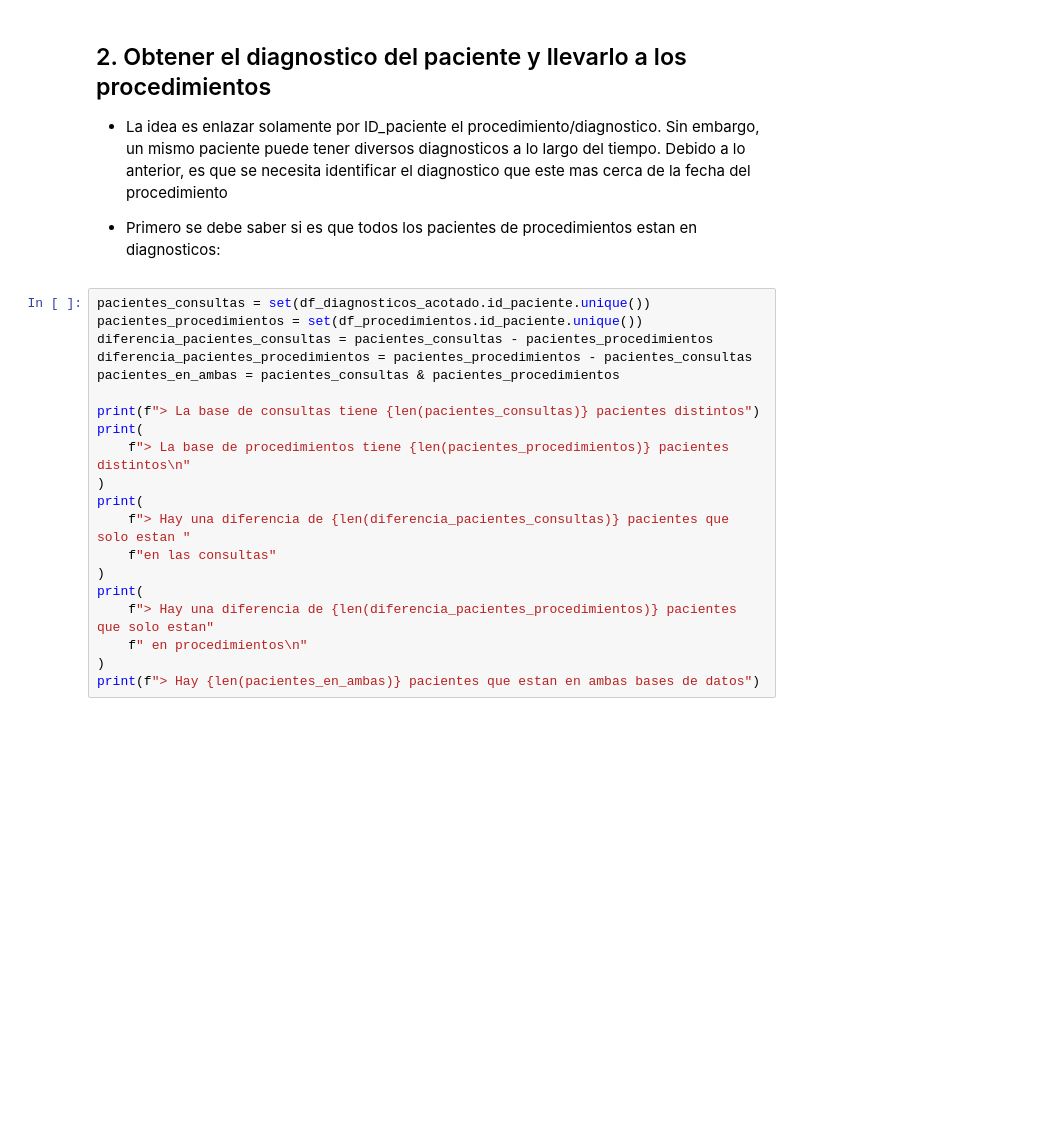
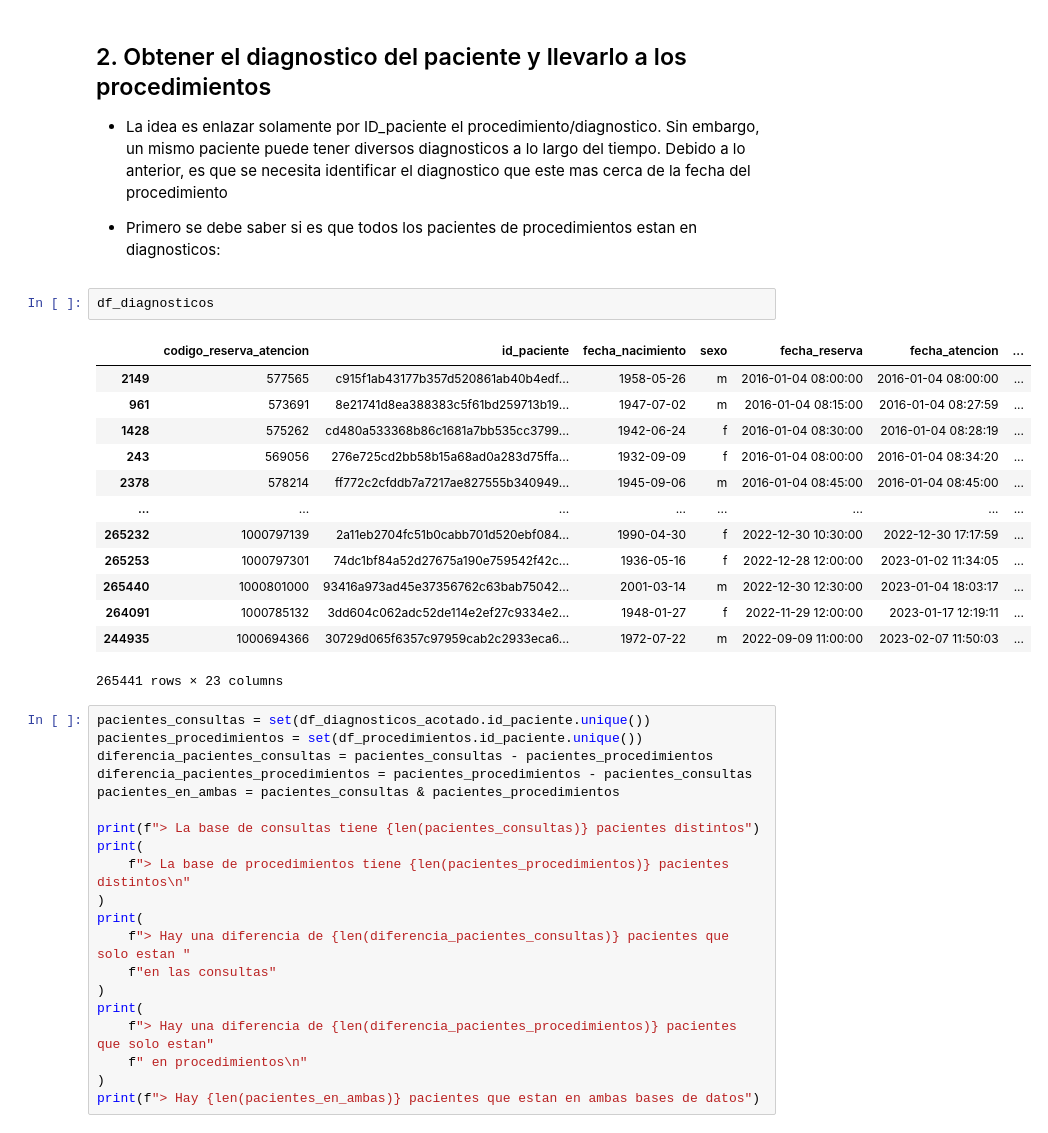
Before and after one commit to JavierRojas14/int-ambulatorio, a Jupyter notebook: notebooks/2.0-jrb-time-series-analysis.ipynb, the cells around one changed output. Saved outputs shown, nothing was run; the diff lists cells and outputs as text; blank space fills up the shorter version.

```diff
--- a/notebooks/2.0-jrb-time-series-analysis.ipynb
+++ b/notebooks/2.0-jrb-time-series-analysis.ipynb
@@ -489,6 +513,22 @@ paciente puede tener diversos diagnosticos a lo largo del tiempo. Debido a lo an
 necesita identificar el diagnostico que este mas cerca de la fecha del procedimiento
 
 - Primero se debe saber si es que todos los pacientes de procedimientos estan en diagnosticos:
+# %%
+df_diagnosticos
+# %% [output]
+|  | codigo_reserva_atencion | id_paciente | fecha_nacimiento | sexo | fecha_reserva | fecha_atencion | ... |
+| 2149 | 577565 | c915f1ab43177b357d520861ab40b4edf... | 1958-05-26 | m | 2016-01-04 08:00:00 | 2016-01-04 08:00:00 | ... |
+| 961 | 573691 | 8e21741d8ea388383c5f61bd259713b19... | 1947-07-02 | m | 2016-01-04 08:15:00 | 2016-01-04 08:27:59 | ... |
+| 1428 | 575262 | cd480a533368b86c1681a7bb535cc3799... | 1942-06-24 | f | 2016-01-04 08:30:00 | 2016-01-04 08:28:19 | ... |
+| 243 | 569056 | 276e725cd2bb58b15a68ad0a283d75ffa... | 1932-09-09 | f | 2016-01-04 08:00:00 | 2016-01-04 08:34:20 | ... |
+| 2378 | 578214 | ff772c2cfddb7a7217ae827555b340949... | 1945-09-06 | m | 2016-01-04 08:45:00 | 2016-01-04 08:45:00 | ... |
+| ... | ... | ... | ... | ... | ... | ... | ... |
+| 265232 | 1000797139 | 2a11eb2704fc51b0cabb701d520ebf084... | 1990-04-30 | f | 2022-12-30 10:30:00 | 2022-12-30 17:17:59 | ... |
+| 265253 | 1000797301 | 74dc1bf84a52d27675a190e759542f42c... | 1936-05-16 | f | 2022-12-28 12:00:00 | 2023-01-02 11:34:05 | ... |
+| 265440 | 1000801000 | 93416a973ad45e37356762c63bab75042... | 2001-03-14 | m | 2022-12-30 12:30:00 | 2023-01-04 18:03:17 | ... |
+| 264091 | 1000785132 | 3dd604c062adc52de114e2ef27c9334e2... | 1948-01-27 | f | 2022-11-29 12:00:00 | 2023-01-17 12:19:11 | ... |
+| 244935 | 1000694366 | 30729d065f6357c97959cab2c2933eca6... | 1972-07-22 | m | 2022-09-09 11:00:00 | 2023-02-07 11:50:03 | ... |
+265441 rows × 23 columns
 # %%
 pacientes_consultas = set(df_diagnosticos_acotado.id_paciente.unique())
 pacientes_procedimientos = set(df_procedimientos.id_paciente.unique())
```
Also changed, not shown: parts of 3 cells of this notebook.
